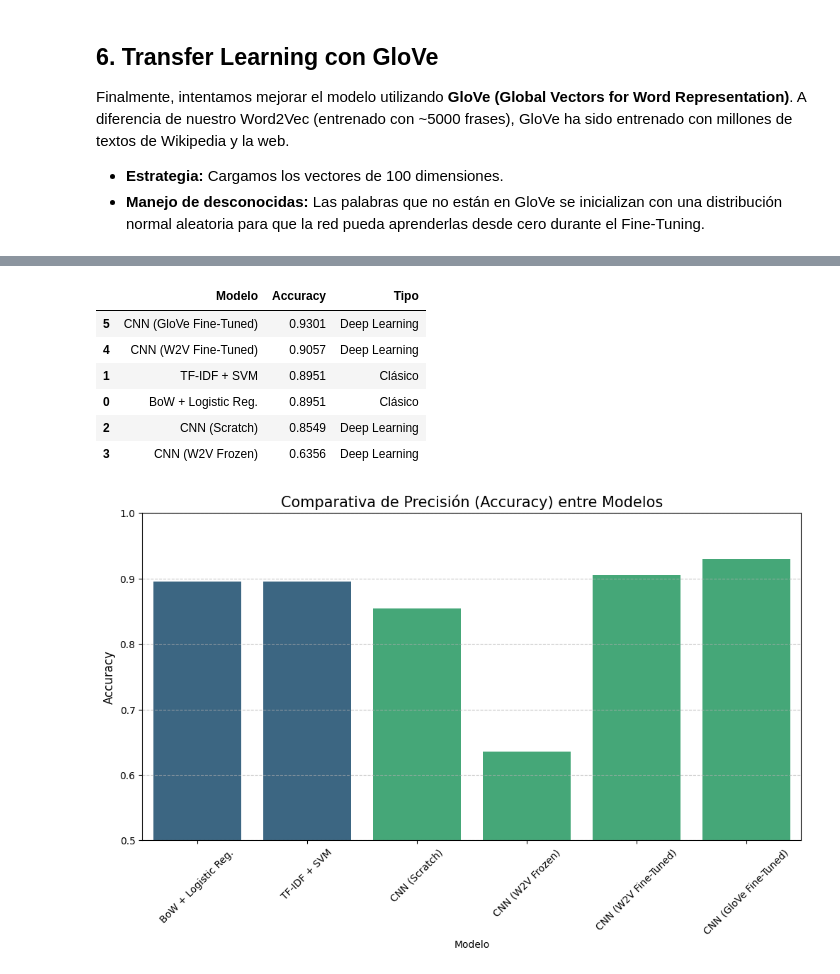
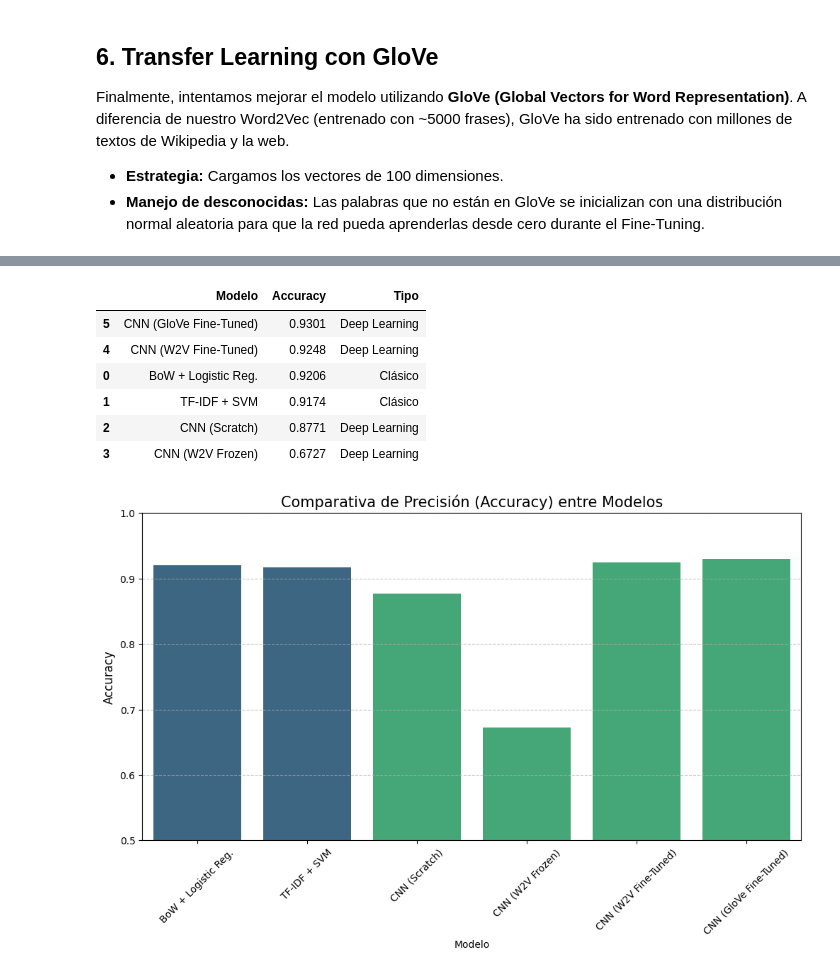
Before and after one commit to javiers2004/FPLN-DetoxificationMessages, a Jupyter notebook: entrega3.ipynb, the cells around one changed output, grey strips where cells are left out. Cells and saved outputs as stored; diff of their text form; code cells hidden in the pictures.

```diff
--- a/entrega3.ipynb
+++ b/entrega3.ipynb
@@ -744,41 +690,41 @@ import seaborn as sns
 
 resultados = {
     'Modelo': [
         'BoW + Logistic Reg.',
         'TF-IDF + SVM',
         'CNN (Scratch)',
         'CNN (W2V Frozen)',
         'CNN (W2V Fine-Tuned)',
         'CNN (GloVe Fine-Tuned)'
     ],
     'Accuracy': [
-        0.8951,  # BoW + Logistic Regression
-        0.8951,  # TF-IDF + SVM
-        0.8549,  # CNN Scratch
-        0.6356,  # CNN Frozen
-        0.9057,  # CNN W2V Fine-Tuned
+        0.9206,  # BoW + Logistic Regression
+        0.9174,  # TF-IDF + SVM
+        0.8771,  # CNN Scratch
+        0.6727,  # CNN Frozen
+        0.9248,  # CNN W2V Fine-Tuned
         0.9301   # CNN GloVe
     ],
     'Tipo': ['Clásico', 'Clásico', 'Deep Learning', 'Deep Learning', 'Deep Learning', 'Deep Learning']
 }
 
 df_resultados = pd.DataFrame(resultados)
 display(df_resultados.sort_values(by='Accuracy', ascending=False))
 
 plt.figure(figsize=(12, 6))
 sns.barplot(data=df_resultados, x='Modelo', y='Accuracy', hue='Tipo', palette='viridis', legend=False)
 plt.ylim(0.5, 1.0)
 plt.title('Comparativa de Precisión (Accuracy) entre Modelos', fontsize=15)
 plt.ylabel('Accuracy', fontsize=12)
 plt.xticks(rotation=45)
 plt.grid(axis='y', linestyle='--', alpha=0.7)
 plt.show()
 # %% [output]
 |  | Modelo | Accuracy | Tipo |
 | 5 | CNN (GloVe Fine-Tuned) | 0.9301 | Deep Learning |
-| 4 | CNN (W2V Fine-Tuned) | 0.9057 | Deep Learning |
-| 1 | TF-IDF + SVM | 0.8951 | Clásico |
-| 0 | BoW + Logistic Reg. | 0.8951 | Clásico |
-| 2 | CNN (Scratch) | 0.8549 | Deep Learning |
-| 3 | CNN (W2V Frozen) | 0.6356 | Deep Learning |
+| 4 | CNN (W2V Fine-Tuned) | 0.9248 | Deep Learning |
+| 0 | BoW + Logistic Reg. | 0.9206 | Clásico |
+| 1 | TF-IDF + SVM | 0.9174 | Clásico |
+| 2 | CNN (Scratch) | 0.8771 | Deep Learning |
+| 3 | CNN (W2V Frozen) | 0.6727 | Deep Learning |
-[figure, old version]
+[figure, new version]
```
Also changed, not shown: parts of 14 cells of this notebook, 2 other files.
